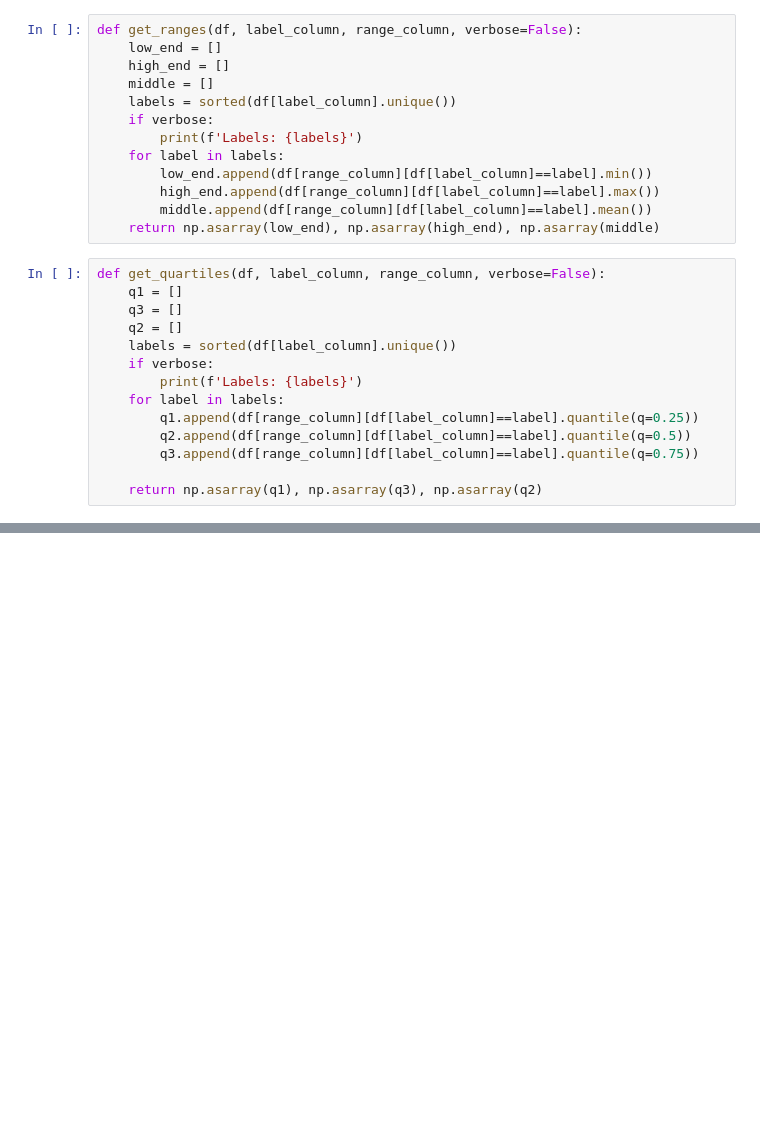
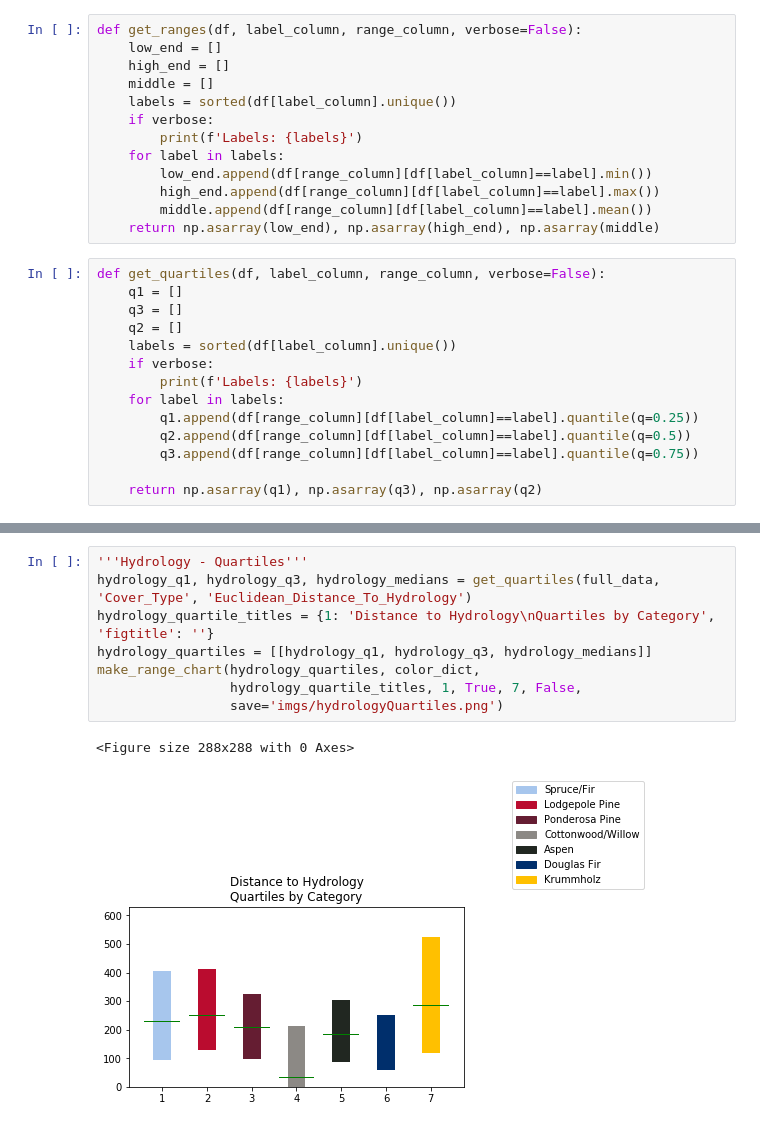
Before and after one commit to Omniak87B/w207FinalProject, a Jupyter notebook: w207_final_helper_functions.ipynb, the cells around one changed output, grey strips where cells are left out. Drawn from its saved outputs; the diff is of its cells as text; blank space fills up the shorter version.

```diff
--- a/w207_final_helper_functions.ipynb
+++ b/w207_final_helper_functions.ipynb
@@ -230,0 +323,11 @@ def make_range_chart(list_of_lists, color_mapping_dict, title_text_dict,
+# %%
+'''Hydrology - Quartiles'''
+hydrology_q1, hydrology_q3, hydrology_medians = get_quartiles(full_data, 'Cover_Type', 'Euclidean_Distance_To_Hydrology')
+hydrology_quartile_titles = {1: 'Distance to Hydrology\nQuartiles by Category', 'figtitle': ''}
+hydrology_quartiles = [[hydrology_q1, hydrology_q3, hydrology_medians]]
+make_range_chart(hydrology_quartiles, color_dict,
+                 hydrology_quartile_titles, 1, True, 7, False,
+                 save='imgs/hydrologyQuartiles.png')
+# %% [output]
+<Figure size 288x288 with 0 Axes>
+[figure, added]
```
Also changed, not shown: parts of 27 cells of this notebook, 14 other files.
